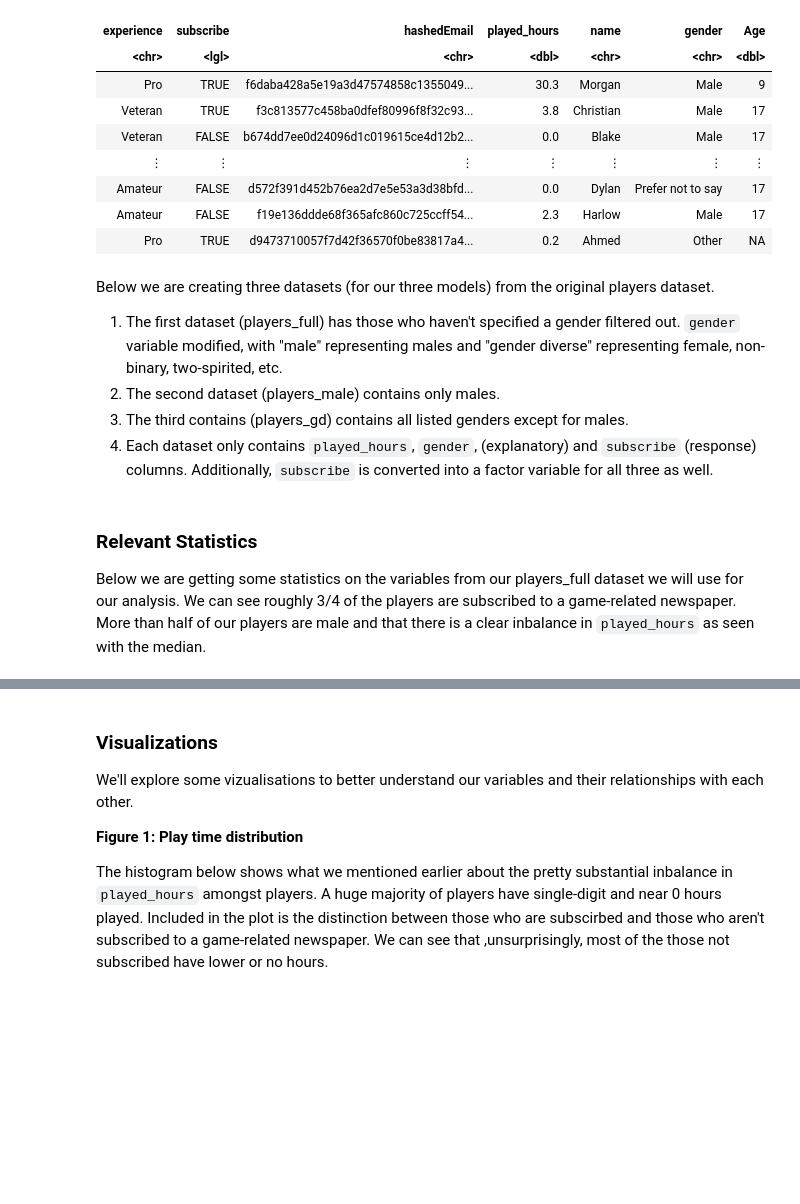
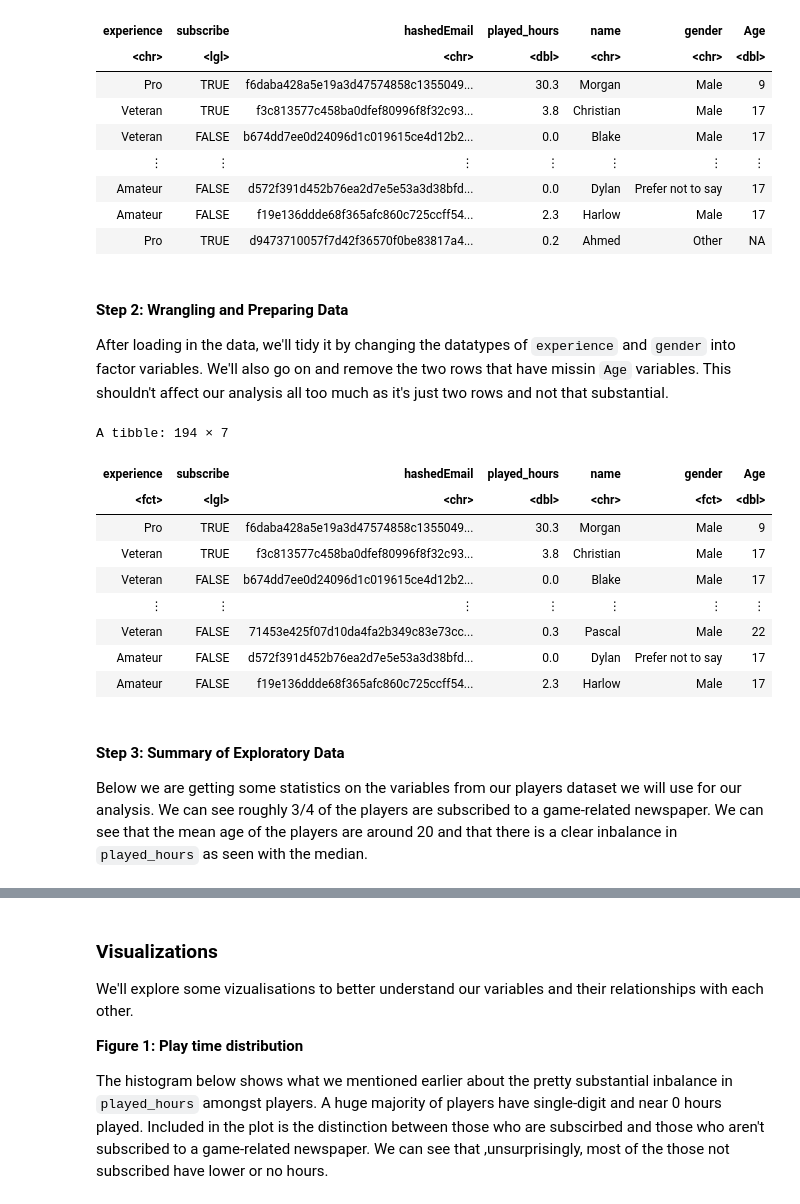
Before and after one commit to kathleenramsey/dsci100_group23, a Jupyter notebook: FINAL_PROJECT_23.ipynb, the cells around one changed output, grey strips where cells are left out. Drawn from its saved outputs; the diff is of its cells as text; code cells hidden in the pictures; blank space fills up the shorter version.

```diff
--- a/FINAL_PROJECT_23.ipynb
+++ b/FINAL_PROJECT_23.ipynb
@@ -92,29 +92,28 @@ A spec_tbl_df: 196 × 7
 | Amateur | FALSE | f19e136ddde68f365afc860c725ccff54... | 2.3 | Harlow | Male | 17 |
 | Pro | TRUE | d9473710057f7d42f36570f0be83817a4... | 0.2 | Ahmed | Other | NA |
 # %% [markdown]
-Below we are creating three datasets (for our three models) from the original players dataset.
-1. The first dataset (players_full) has those who haven't specified a gender filtered out. `gender` variable modified, with "male" representing males and "gender diverse" representing female, non-binary, two-spirited, etc.
-2. The second dataset (players_male) contains only males.
-3. The third contains (players_gd) contains all listed genders except for males.
-4. Each dataset only contains `played_hours`, `gender`, (explanatory) and `subscribe` (response) columns. Additionally, `subscribe` is converted into a factor variable for all three as well.
+#### Step 2: Wrangling and Preparing Data
+
+After loading in the data, we'll tidy it by changing the datatypes of `experience` and `gender` into factor variables. We'll also go on and remove the two rows that have missin `Age` variables. This shouldn't affect our analysis all too much as it's just two rows and not that substantial.
 # %%
-players_full <- players |>
-    select(subscribe, played_hours, gender) |>
-    filter(gender != 'Prefer not to say') |>
-    mutate(gender = if_else(gender == "Male", "male", "gender diverse")) |>
-    mutate(subscribe = as.factor(subscribe))
-
-players_male <- players |>
-    select(subscribe, played_hours, gender) |>
-    filter(gender == 'Male') |>
-    mutate(subscribe = as.factor(subscribe))
-
-players_gd <- players |>
-    select(subscribe, played_hours, gender) |>
-    filter(gender != 'Male', gender != 'Prefer not to say') |>
-    mutate(subscribe = as.factor(subscribe))
+players_tidy <- players |>
+    mutate(experience = as_factor(experience),
+           gender = as_factor(gender)) |>
+    filter(is.na(Age) == FALSE)
+players_tidy
+# %% [output]
+A tibble: 194 × 7
+| experience | subscribe | hashedEmail | played_hours | name | gender | Age |
+| <fct> | <lgl> | <chr> | <dbl> | <chr> | <fct> | <dbl> |
+| Pro | TRUE | f6daba428a5e19a3d47574858c1355049... | 30.3 | Morgan | Male | 9 |
+| Veteran | TRUE | f3c813577c458ba0dfef80996f8f32c93... | 3.8 | Christian | Male | 17 |
+| Veteran | FALSE | b674dd7ee0d24096d1c019615ce4d12b2... | 0.0 | Blake | Male | 17 |
+| ⋮ | ⋮ | ⋮ | ⋮ | ⋮ | ⋮ | ⋮ |
+| Veteran | FALSE | 71453e425f07d10da4fa2b349c83e73cc... | 0.3 | Pascal | Male | 22 |
+| Amateur | FALSE | d572f391d452b76ea2d7e5e53a3d38bfd... | 0.0 | Dylan | Prefer not to say | 17 |
+| Amateur | FALSE | f19e136ddde68f365afc860c725ccff54... | 2.3 | Harlow | Male | 17 |
 # %% [markdown]
-### Relevant Statistics
+#### Step 3: Summary of Exploratory Data
 
-Below we are getting some statistics on the variables from our players_full dataset we will use for our analysis. We can see roughly 3/4 of the players are subscribed to a game-related newspaper. More than half of our players are male and that there is a clear inbalance in `played_hours` as seen with the median.
+Below we are getting some statistics on the variables from our players dataset we will use for our analysis. We can see roughly 3/4 of the players are subscribed to a game-related newspaper. We can see that the mean age of the players are around 20 and that there is a clear inbalance in `played_hours` as seen with the median.
 # %%
```
Also changed, not shown: parts of 3 cells of this notebook, 1 other file.
